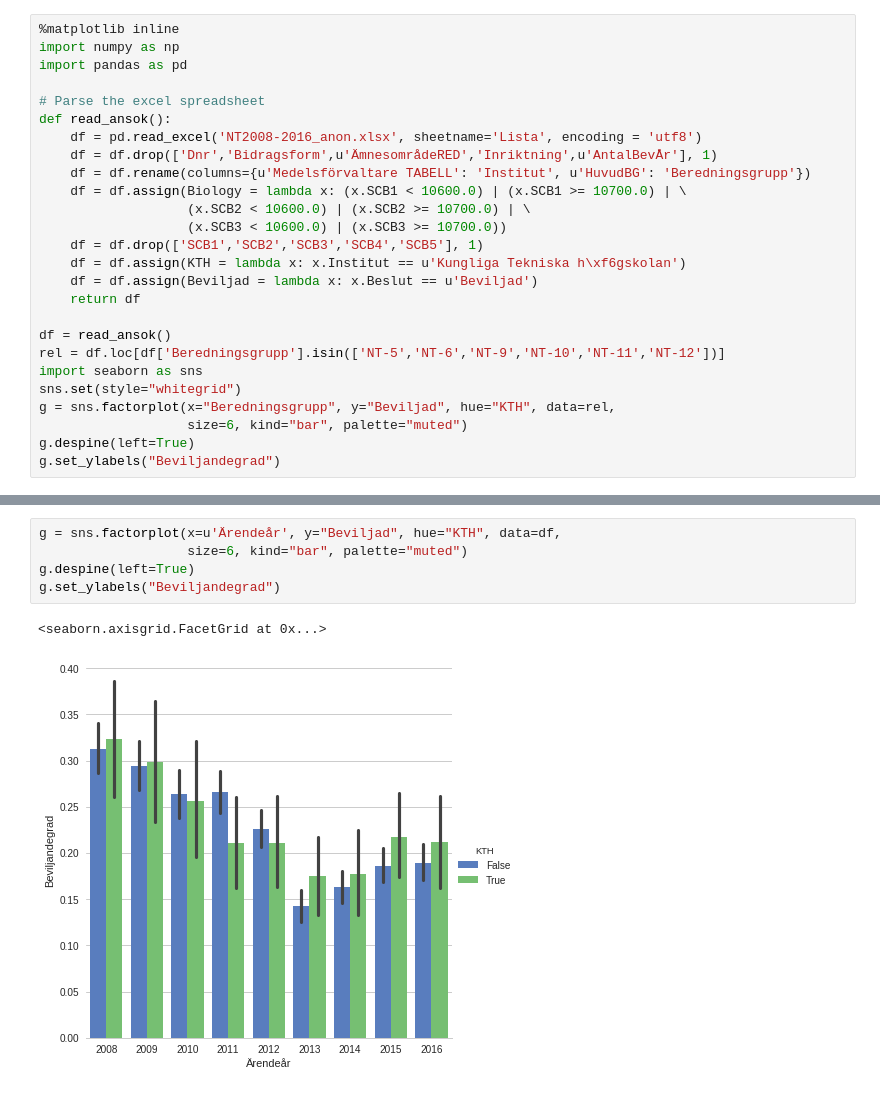
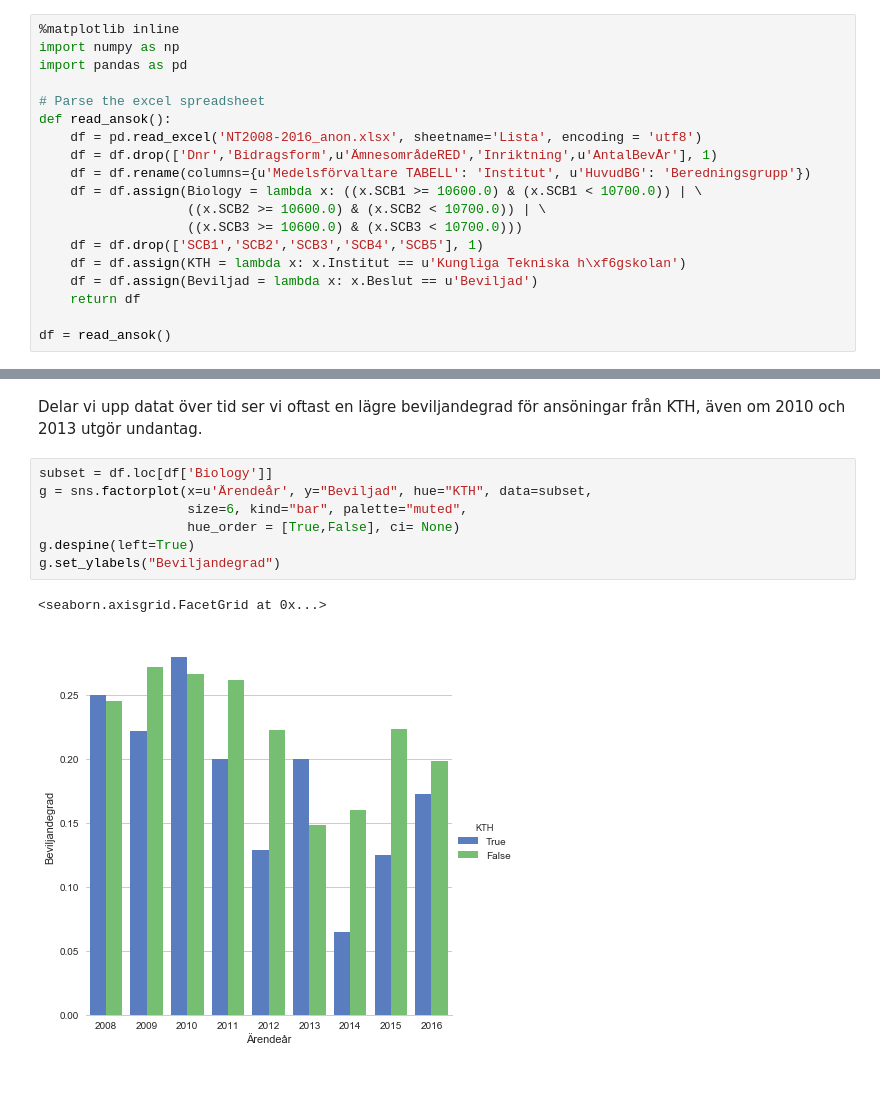
Before and after one commit to statisticalbiotechnology/vrbiostat, a Jupyter notebook: panelwise.ipynb, the cells around one changed output, grey strips where cells are left out. Cells and saved outputs as stored; diff of their text form.

```diff
--- a/panelwise.ipynb
+++ b/panelwise.ipynb
@@ -8,19 +12,12 @@ def read_ansok():
     df = pd.read_excel('NT2008-2016_anon.xlsx', sheetname='Lista', encoding = 'utf8')
     df = df.drop(['Dnr','Bidragsform',u'ÄmnesområdeRED','Inriktning',u'AntalBevÅr'], 1)
     df = df.rename(columns={u'Medelsförvaltare TABELL': 'Institut', u'HuvudBG': 'Beredningsgrupp'})
-    df = df.assign(Biology = lambda x: (x.SCB1 < 10600.0) | (x.SCB1 >= 10700.0) | \
-                   (x.SCB2 < 10600.0) | (x.SCB2 >= 10700.0) | \
-                   (x.SCB3 < 10600.0) | (x.SCB3 >= 10700.0))
+    df = df.assign(Biology = lambda x: ((x.SCB1 >= 10600.0) & (x.SCB1 < 10700.0)) | \
+                   ((x.SCB2 >= 10600.0) & (x.SCB2 < 10700.0)) | \
+                   ((x.SCB3 >= 10600.0) & (x.SCB3 < 10700.0)))
     df = df.drop(['SCB1','SCB2','SCB3','SCB4','SCB5'], 1)
     df = df.assign(KTH = lambda x: x.Institut == u'Kungliga Tekniska h\xf6gskolan')
     df = df.assign(Beviljad = lambda x: x.Beslut == u'Beviljad')
     return df
 
 df = read_ansok()
-rel = df.loc[df['Beredningsgrupp'].isin(['NT-5','NT-6','NT-9','NT-10','NT-11','NT-12'])]
-import seaborn as sns
-sns.set(style="whitegrid")
-g = sns.factorplot(x="Beredningsgrupp", y="Beviljad", hue="KTH", data=rel,
-                   size=6, kind="bar", palette="muted")
-g.despine(left=True)
-g.set_ylabels("Beviljandegrad")
@@ -30,8 +83,12 @@ g.set_ylabels("Beviljandegrad")
+# %% [markdown]
+Delar vi upp datat över tid ser vi oftast en lägre beviljandegrad för ansöningar från KTH, även om 2010 och 2013 utgör undantag.
 # %%
-g = sns.factorplot(x=u'Ärendeår', y="Beviljad", hue="KTH", data=df,
-                   size=6, kind="bar", palette="muted")
+subset = df.loc[df['Biology']]
+g = sns.factorplot(x=u'Ärendeår', y="Beviljad", hue="KTH", data=subset,
+                   size=6, kind="bar", palette="muted",
+                   hue_order = [True,False], ci= None)
 g.despine(left=True)
 g.set_ylabels("Beviljandegrad")
 # %% [output]
 <seaborn.axisgrid.FacetGrid at 0x...>
-[figure, old version]
+[figure, new version]
```
Also changed, not shown: parts of 10 cells of this notebook.
